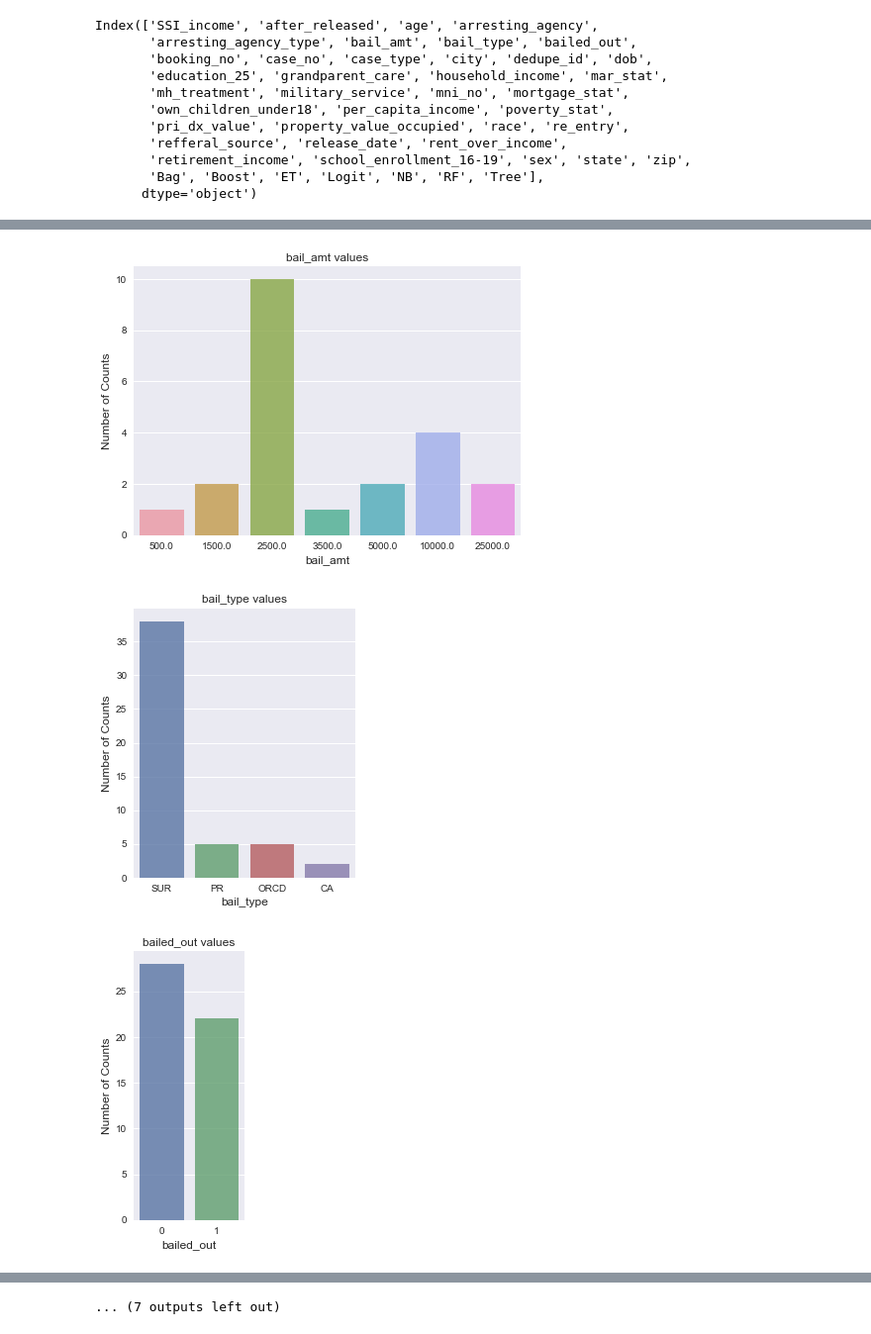
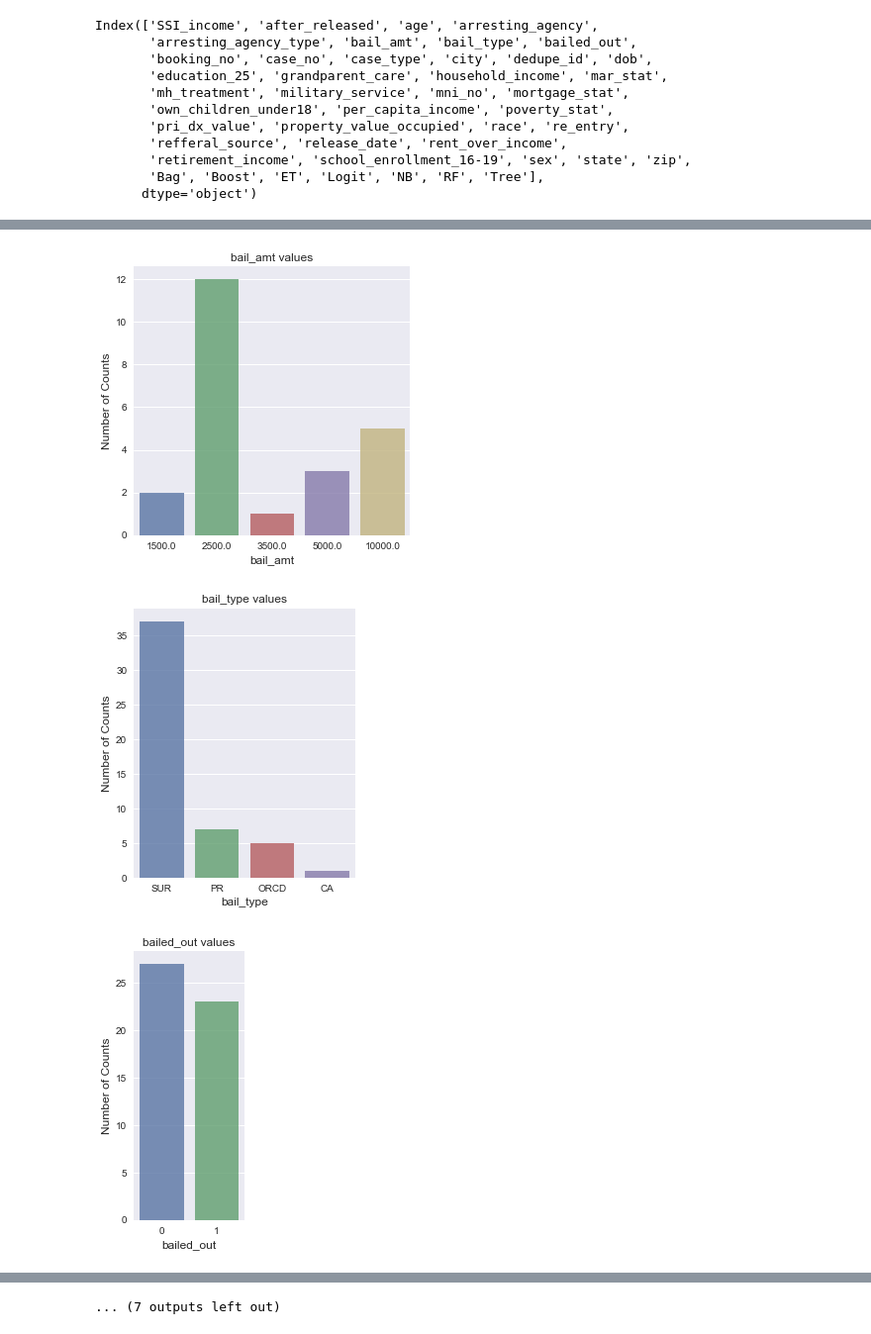
Before and after one commit to tianchu-shu/syntaxerror, a Jupyter notebook: compiling_everything.ipynb, the cells around one changed output, grey strips where cells are left out. Shown at 99% size. Cells and saved outputs as stored; diff of their text form; code cells hidden in the pictures.

```diff
--- a/compiling_everything.ipynb
+++ b/compiling_everything.ipynb
@@ -37,6 +37,9 @@ import final_classifier_final
 # %%
 # LOADS CSV WITH MERGED DATA WITH ACS
 df = final_load_dfs.load_from_file('FINAL.csv')
+
+#Save a clean copy for later viz purpose
+viz_df = df.copy()
 
 # FINDING BASE PROBABILITY OF RE-ENTRY
 print ('Prob of re-entry within one year')
@@ -93,12 +96,16 @@ middle_date = '2015-07-01'
 
 # SPLITTING DATASET INTO TRAINING AND TESTING
 train, test = final_temporal.temporal_split(df, 'booking_date', start, middle_date, end)
+trainv,testv = final_temporal.temporal_split(viz_df, 'booking_date', start, middle_date, end)
+
 
 # SPLITTING DEPENDENT AND INDEPENDENT VARIABLES
 # within_one == come back within one year
 # within_two == come back within two year
 y = ['within_one', 'within_two']
 x_train, x_test, y_train, y_test = final_temporal.split_data(train, test, y)
+
+a, viz_x, b, c = final_temporal.split_data(trainv,testv, y)
 # %%
 final_options.person_societal_var
 # %% [output]
@@ -160,5 +145,0 @@ best = final_classifier_final.best_grid(results)
-# %%
-viz_df = final_load_dfs.load_from_file('FINAL.csv')
-train, test = final_temporal.temporal_split(viz_df, 'booking_date', start, middle_date, end)
-y = ['within_one', 'within_two']
-a, viz_x, b, c = final_temporal.split_data(train, test, y)
@@ -270,14 +248,12 @@ def plot_df(df, columns, save=False):
 # %%
-features_to_see = ['bail_amt', 'bail_type', 'bailed_out',
-        'case_type', 'city',
+features_to_see = ['bail_amt', 'bail_type', 'bailed_out','case_type', 'city',
        'education_25', 'grandparent_care', 'household_income', 'mar_stat',
        'mh_treatment', 'military_service', 'mortgage_stat',
        'own_children_under18', 'per_capita_income', 'poverty_stat',
-       'property_value_occupied', 'race', 're_entry',
-         'rent_over_income']
+       'property_value_occupied', 'race', 're_entry', 'rent_over_income']
 # %%
-plot_df(RF_df[:50], features_to_see, save=False)
+final_plot.plot_df(RF_df[:50], features_to_see, save=False)
 # %% [output]
-[figure, old version]
+[figure, new version]
-[figure, old version]
+[figure, new version]
-[figure, old version]
+[figure, new version]
```
Also changed, not shown: parts of 24 cells of this notebook.
